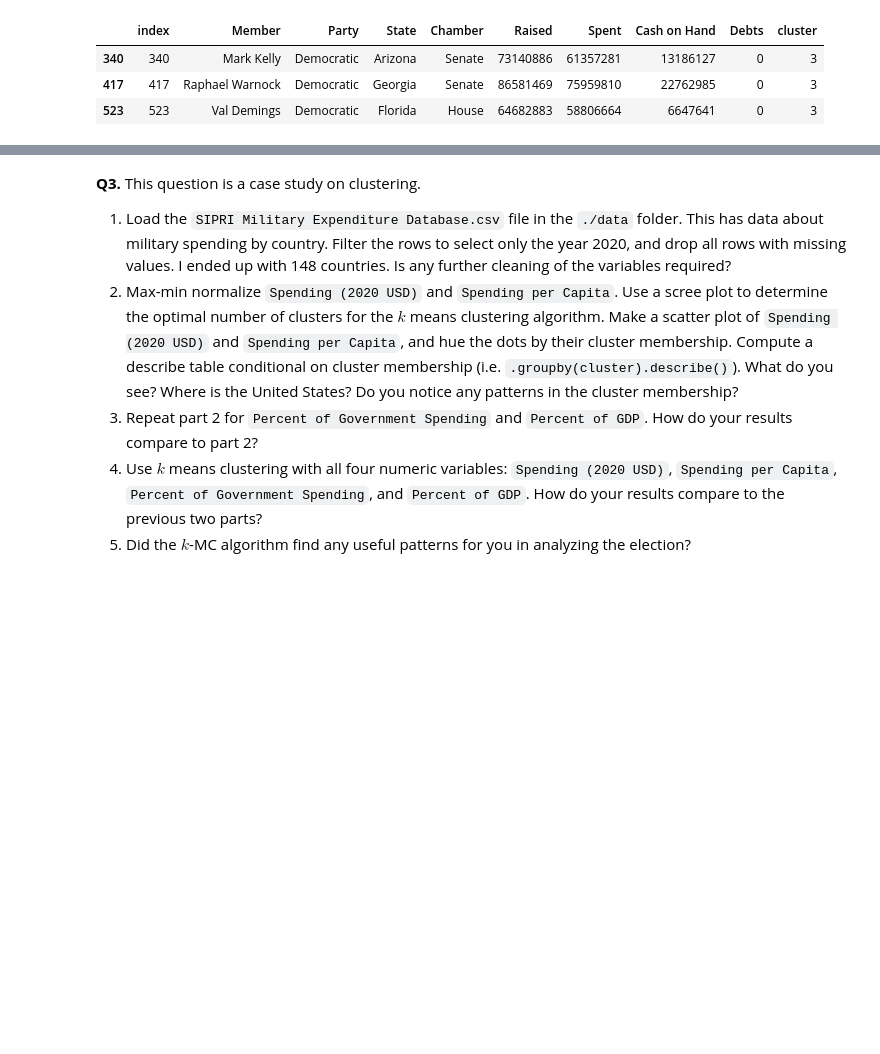
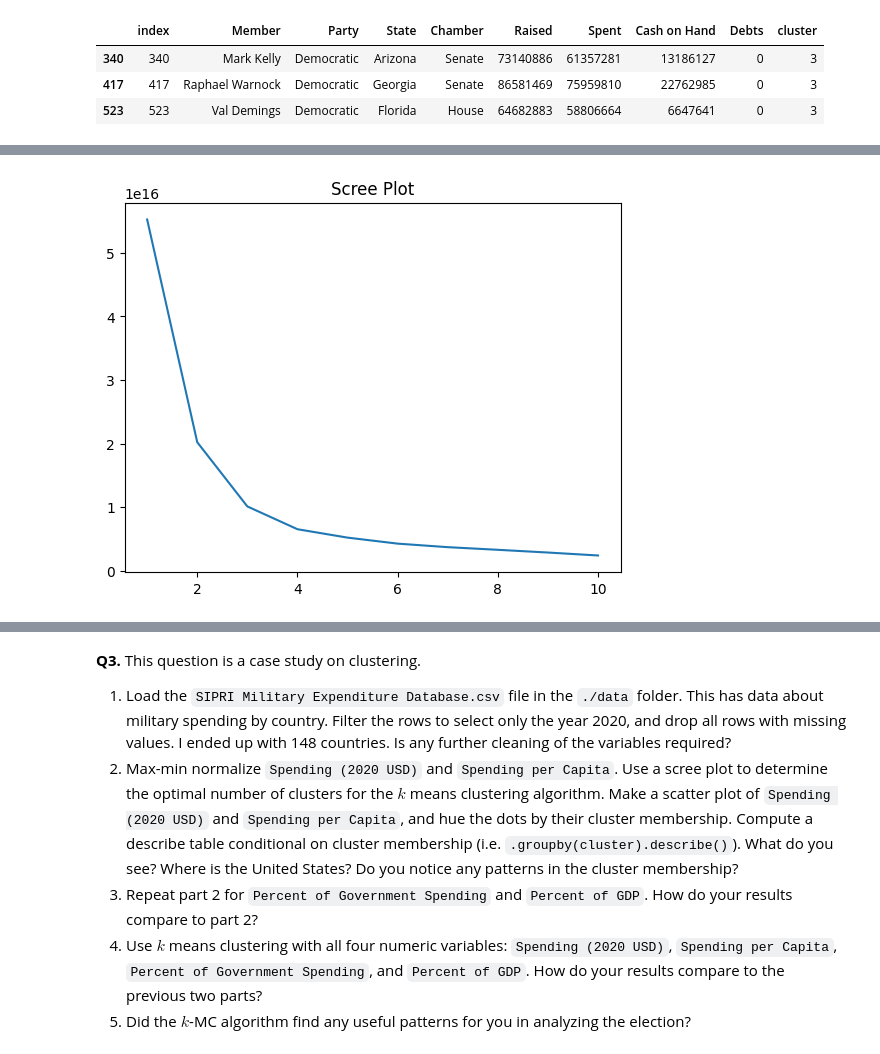
Before and after one commit to KaranRawatUVA/clustering, a Jupyter notebook: assignment/assignment_clustering.ipynb, the cells around one changed output, grey strips where cells are left out. Saved outputs shown, nothing was run; the diff lists cells and outputs as text; code cells hidden in the pictures; blank space fills up the shorter version.

```diff
--- a/assignment/assignment_clustering.ipynb
+++ b/assignment/assignment_clustering.ipynb
@@ -287,0 +318,21 @@ TypeError: Data source must be a DataFrame or Mapping, not <class 'str'>.
+# %%
+# 4
+
+X = df[['Raised', 'Spent', 'Cash on Hand','Debts']]
+
+
+# Create a scree plot:
+k_bar = 10
+SSE = [] # We'll store the training error here
+for k in range(k_bar): # For indices from 0 to k_bar-1
+  model = KMeans(n_clusters=k+1, max_iter=300, n_init = 10, random_state=0) # Create a model for k
+  model = model.fit(X) # Fit the model
+  SSE.append(model.inertia_) # Record the sum of squared error for k in the SSE vector
+
+scree_plot = sns.lineplot(x=np.arange(1,k_bar+1), y=SSE).set_title('Scree Plot') # Create scree plot
+
+plt.show()
+
+# The K should be at 4
+# %% [output]
+[figure, added]
```
Also changed, not shown: parts of 6 cells of this notebook.
